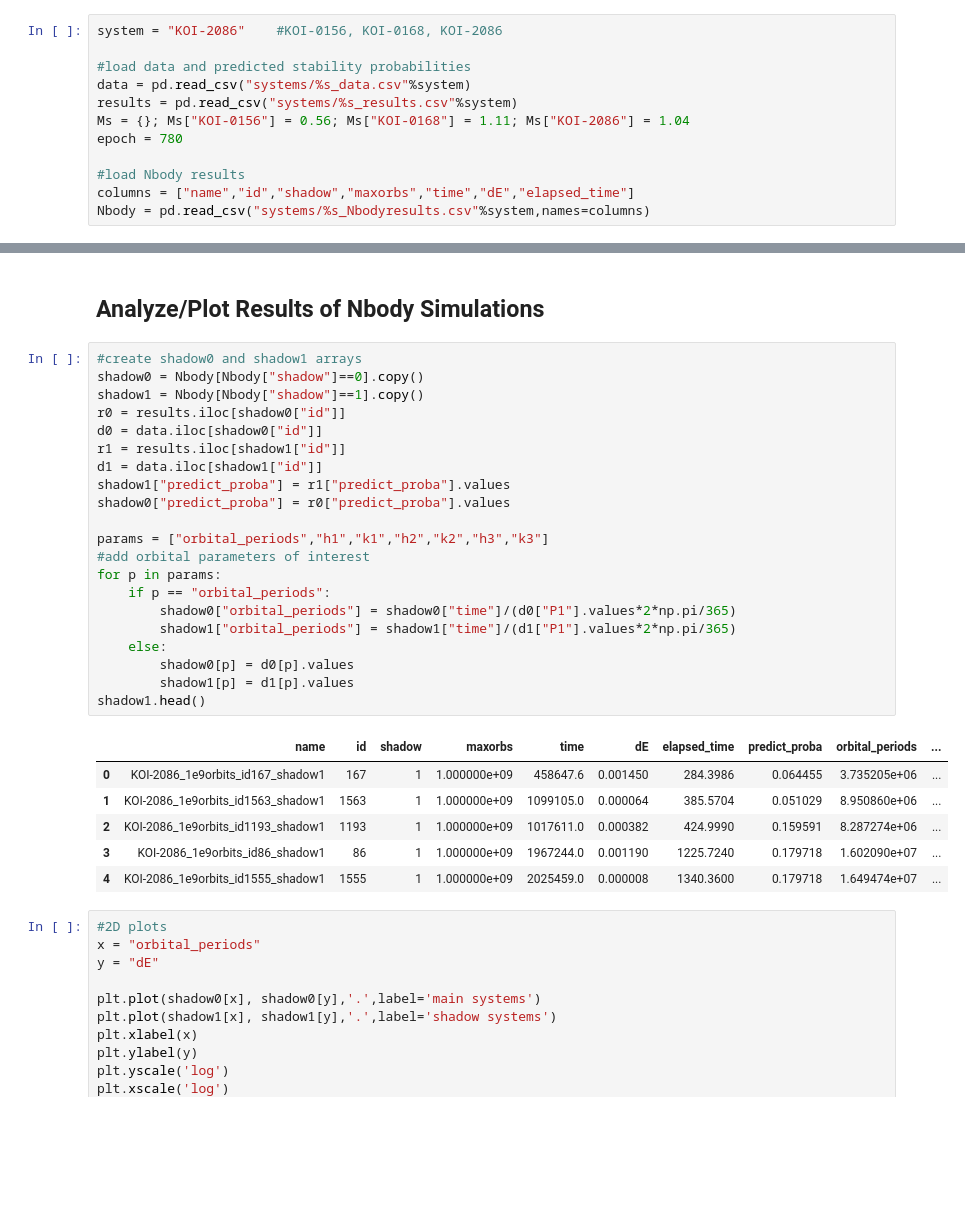
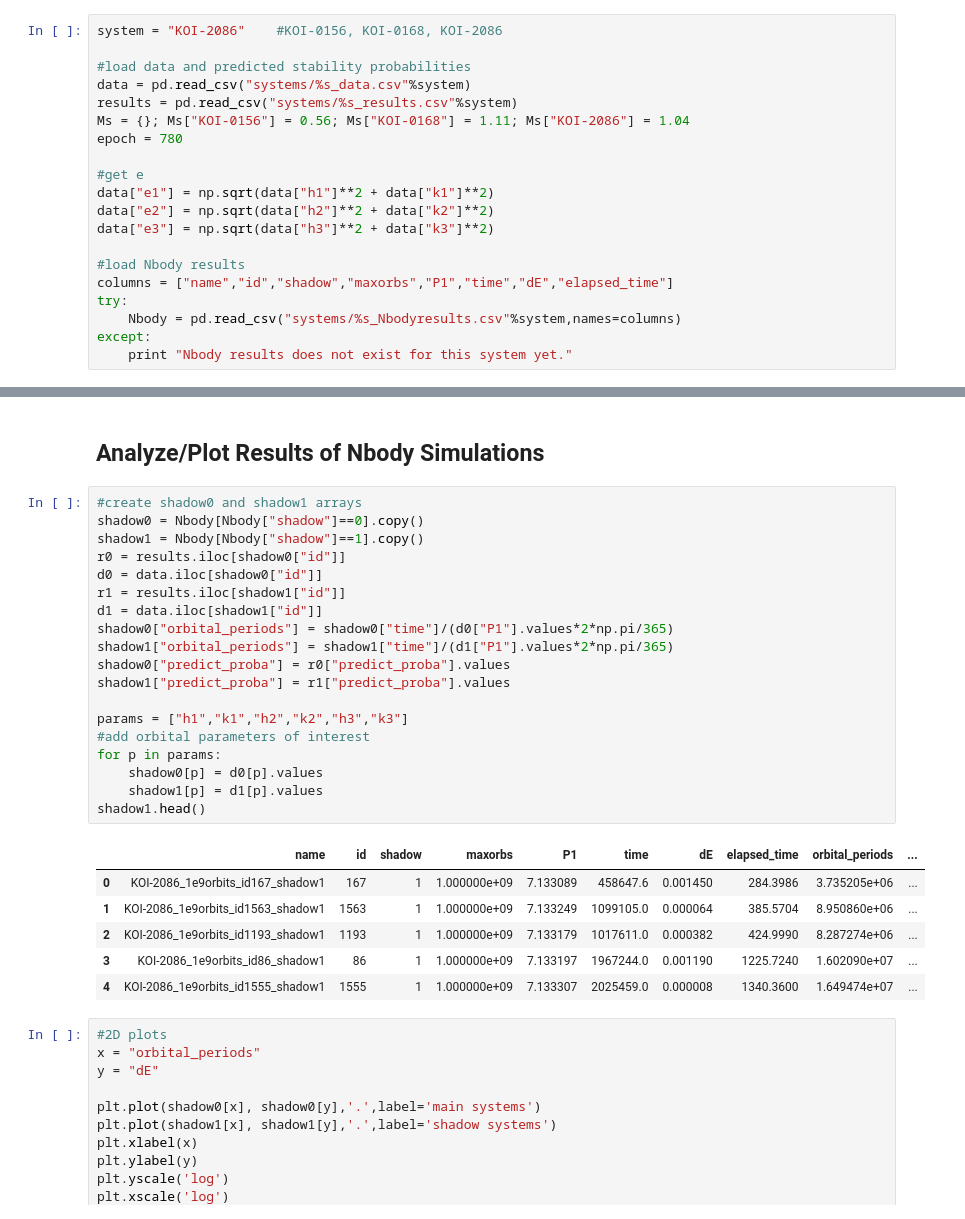
Before and after one commit to afcarl/stability_predict, a Jupyter notebook: analyzesystem.ipynb, the cells around one changed output, grey strips where cells are left out. Cells and saved outputs as stored; diff of their text form; blank space fills up the shorter version.

```diff
--- a/analyzesystem.ipynb
+++ b/analyzesystem.ipynb
@@ -19,9 +19,17 @@ results = pd.read_csv("systems/%s_results.csv"%system)
 Ms = {}; Ms["KOI-0156"] = 0.56; Ms["KOI-0168"] = 1.11; Ms["KOI-2086"] = 1.04
 epoch = 780
 
+#get e
+data["e1"] = np.sqrt(data["h1"]**2 + data["k1"]**2)
+data["e2"] = np.sqrt(data["h2"]**2 + data["k2"]**2)
+data["e3"] = np.sqrt(data["h3"]**2 + data["k3"]**2)
+
 #load Nbody results
-columns = ["name","id","shadow","maxorbs","time","dE","elapsed_time"]
-Nbody = pd.read_csv("systems/%s_Nbodyresults.csv"%system,names=columns)
+columns = ["name","id","shadow","maxorbs","P1","time","dE","elapsed_time"]
+try:
+    Nbody = pd.read_csv("systems/%s_Nbodyresults.csv"%system,names=columns)
+except:
+    print "Nbody results does not exist for this system yet."
 # %% [markdown]
 ## Plot Stability Predictions
 # %%
@@ -96,31 +104,29 @@ plt.savefig("images/%s_%s%s_in_vs_out.png"%(system,x,y))
 # %%
 #create shadow0 and shadow1 arrays
 shadow0 = Nbody[Nbody["shadow"]==0].copy()
 shadow1 = Nbody[Nbody["shadow"]==1].copy()
 r0 = results.iloc[shadow0["id"]]
 d0 = data.iloc[shadow0["id"]]
 r1 = results.iloc[shadow1["id"]]
 d1 = data.iloc[shadow1["id"]]
+shadow0["orbital_periods"] = shadow0["time"]/(d0["P1"].values*2*np.pi/365)
+shadow1["orbital_periods"] = shadow1["time"]/(d1["P1"].values*2*np.pi/365)
+shadow0["predict_proba"] = r0["predict_proba"].values
 shadow1["predict_proba"] = r1["predict_proba"].values
-shadow0["predict_proba"] = r0["predict_proba"].values
 
-params = ["orbital_periods","h1","k1","h2","k2","h3","k3"]
+params = ["h1","k1","h2","k2","h3","k3"]
 #add orbital parameters of interest
 for p in params:
-    if p == "orbital_periods":
-        shadow0["orbital_periods"] = shadow0["time"]/(d0["P1"].values*2*np.pi/365)
-        shadow1["orbital_periods"] = shadow1["time"]/(d1["P1"].values*2*np.pi/365)
-    else:
-        shadow0[p] = d0[p].values
-        shadow1[p] = d1[p].values
+    shadow0[p] = d0[p].values
+    shadow1[p] = d1[p].values
 shadow1.head()
 # %% [output]
-|  | name | id | shadow | maxorbs | time | dE | elapsed_time | predict_proba | orbital_periods | ... |
-| 0 | KOI-2086_1e9orbits_id167_shadow1 | 167 | 1 | 1.000000e+09 | 458647.6 | 0.001450 | 284.3986 | 0.064455 | 3.735205e+06 | ... |
-| 1 | KOI-2086_1e9orbits_id1563_shadow1 | 1563 | 1 | 1.000000e+09 | 1099105.0 | 0.000064 | 385.5704 | 0.051029 | 8.950860e+06 | ... |
-| 2 | KOI-2086_1e9orbits_id1193_shadow1 | 1193 | 1 | 1.000000e+09 | 1017611.0 | 0.000382 | 424.9990 | 0.159591 | 8.287274e+06 | ... |
-| 3 | KOI-2086_1e9orbits_id86_shadow1 | 86 | 1 | 1.000000e+09 | 1967244.0 | 0.001190 | 1225.7240 | 0.179718 | 1.602090e+07 | ... |
-| 4 | KOI-2086_1e9orbits_id1555_shadow1 | 1555 | 1 | 1.000000e+09 | 2025459.0 | 0.000008 | 1340.3600 | 0.179718 | 1.649474e+07 | ... |
+|  | name | id | shadow | maxorbs | P1 | time | dE | elapsed_time | orbital_periods | ... |
+| 0 | KOI-2086_1e9orbits_id167_shadow1 | 167 | 1 | 1.000000e+09 | 7.133089 | 458647.6 | 0.001450 | 284.3986 | 3.735205e+06 | ... |
+| 1 | KOI-2086_1e9orbits_id1563_shadow1 | 1563 | 1 | 1.000000e+09 | 7.133249 | 1099105.0 | 0.000064 | 385.5704 | 8.950860e+06 | ... |
+| 2 | KOI-2086_1e9orbits_id1193_shadow1 | 1193 | 1 | 1.000000e+09 | 7.133179 | 1017611.0 | 0.000382 | 424.9990 | 8.287274e+06 | ... |
+| 3 | KOI-2086_1e9orbits_id86_shadow1 | 86 | 1 | 1.000000e+09 | 7.133197 | 1967244.0 | 0.001190 | 1225.7240 | 1.602090e+07 | ... |
+| 4 | KOI-2086_1e9orbits_id1555_shadow1 | 1555 | 1 | 1.000000e+09 | 7.133307 | 2025459.0 | 0.000008 | 1340.3600 | 1.649474e+07 | ... |
 # %%
 #2D plots
 x = "orbital_periods"
```
Also changed, not shown: parts of 3 cells of this notebook, 2 other files.
